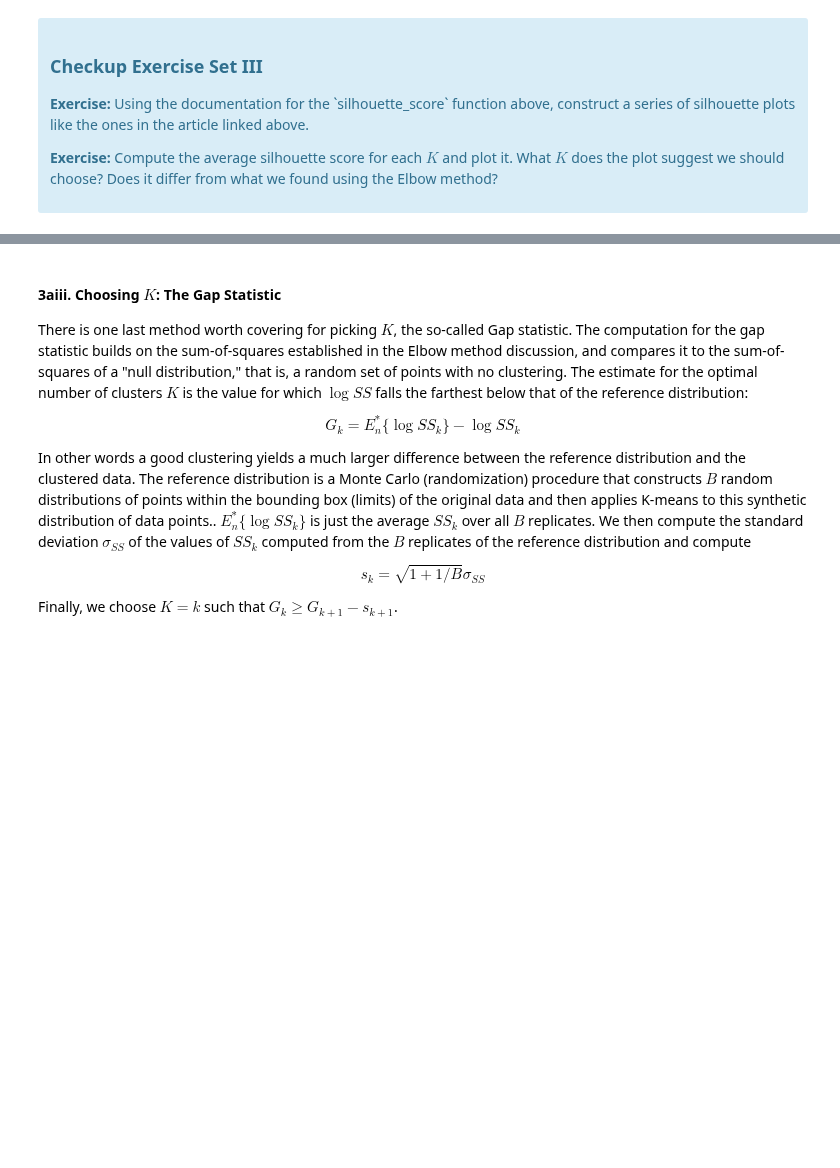
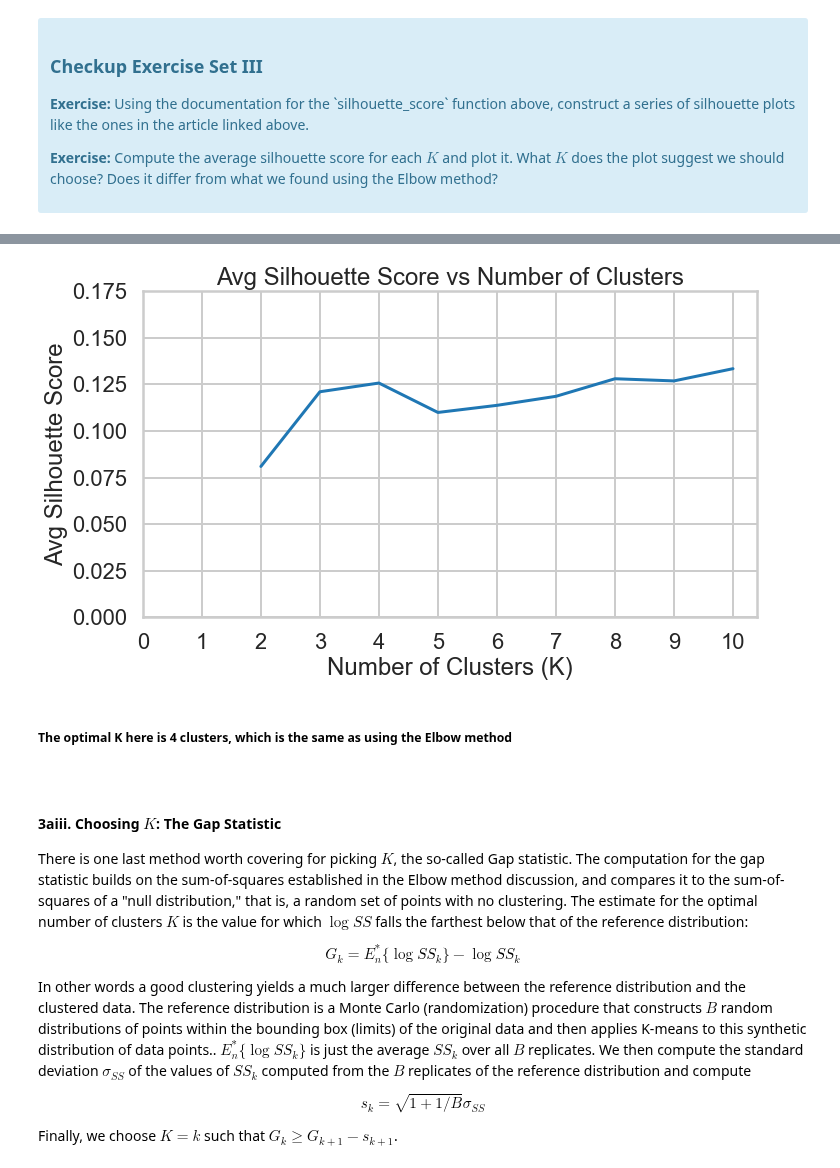
Before and after one commit to Khalif81/Customer-Segmentation-K-Means, a Jupyter notebook: Customer_Segmentation_K-Means.ipynb, the cells around one changed output, grey strips where cells are left out. Cells and saved outputs as stored; diff of their text form; code cells hidden in the pictures; blank space fills up the shorter version.

```diff
--- a/Customer_Segmentation_K-Means.ipynb
+++ b/Customer_Segmentation_K-Means.ipynb
@@ -311,3 +359,26 @@ Source: http://www.stat.berkeley.edu/~spector/s133/Clus.html
+# %%
+x_= KMeans_silh.keys()
+y_= KMeans_silh.values()
+
+y_step = round ( ( max(y_)-min(y_) ) / 8 , 1)
+y_min = round( min(y_), -1) - y_step
+y_max = round( max(y_), -1) + y_step
+
+
+plt.subplots(figsize=(11, 6))
+plt.plot(x_, y_);
+plt.xlabel('Number of Clusters (K)');
+plt.ylabel('Avg Silhouette Score');
+plt.title('Avg Silhouette Score vs Number of Clusters');
+plt.xticks(np.arange(0, len(x_)+2, 1))
+plt.yticks(np.arange(0, 0.20, .025));
+# %% [output]
+[figure, added]
+# %% [markdown]
+##### The optimal K here is 4 clusters, which is the same as using the Elbow method
+
+
+#####
 # %% [markdown]
 #### 3aiii.  Choosing $K$: The Gap Statistic
 
```
Also changed, not shown: parts of 9 cells of this notebook.
